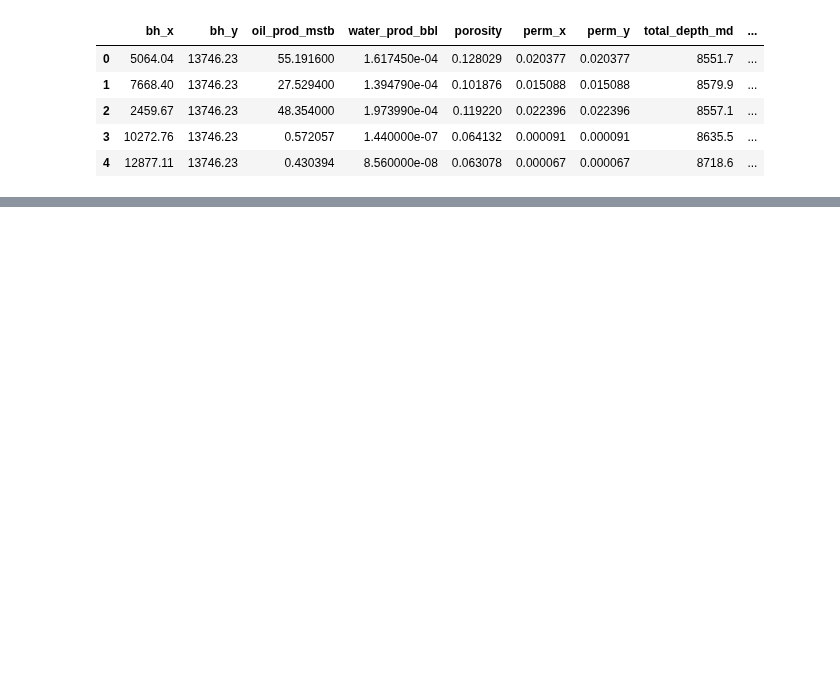
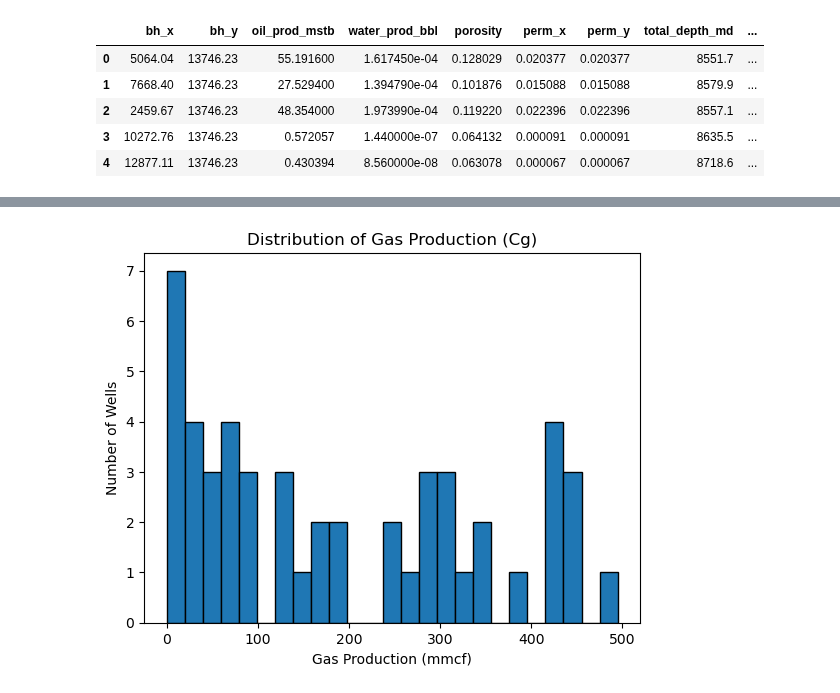
Before and after one commit to elnflores/NSC-325-Sweet-Spot-Identification, a Jupyter notebook: Sweet-Spot-Identification.ipynb, the cells around one changed output, grey strips where cells are left out. Cells and saved outputs as stored; diff of their text form; code cells hidden in the pictures; blank space fills up the shorter version.

```diff
--- a/Sweet-Spot-Identification.ipynb
+++ b/Sweet-Spot-Identification.ipynb
@@ -120,0 +136,15 @@ df.head()
+# %%
+# Treat the 0s as NaN - missing values
+data = df['gas_prod_mmcf'].replace(0, np.nan).dropna()
+
+# Histogram for gas production
+plt.hist(data, bins=25, edgecolor='black')
+
+# Titles and labels
+plt.title("Distribution of Gas Production (Cg)")
+plt.xlabel("Gas Production (mmcf)")
+plt.ylabel("Number of Wells")
+
+plt.show()
+# %% [output]
+[figure, added]
```
Also changed, not shown: parts of 6 cells of this notebook.
